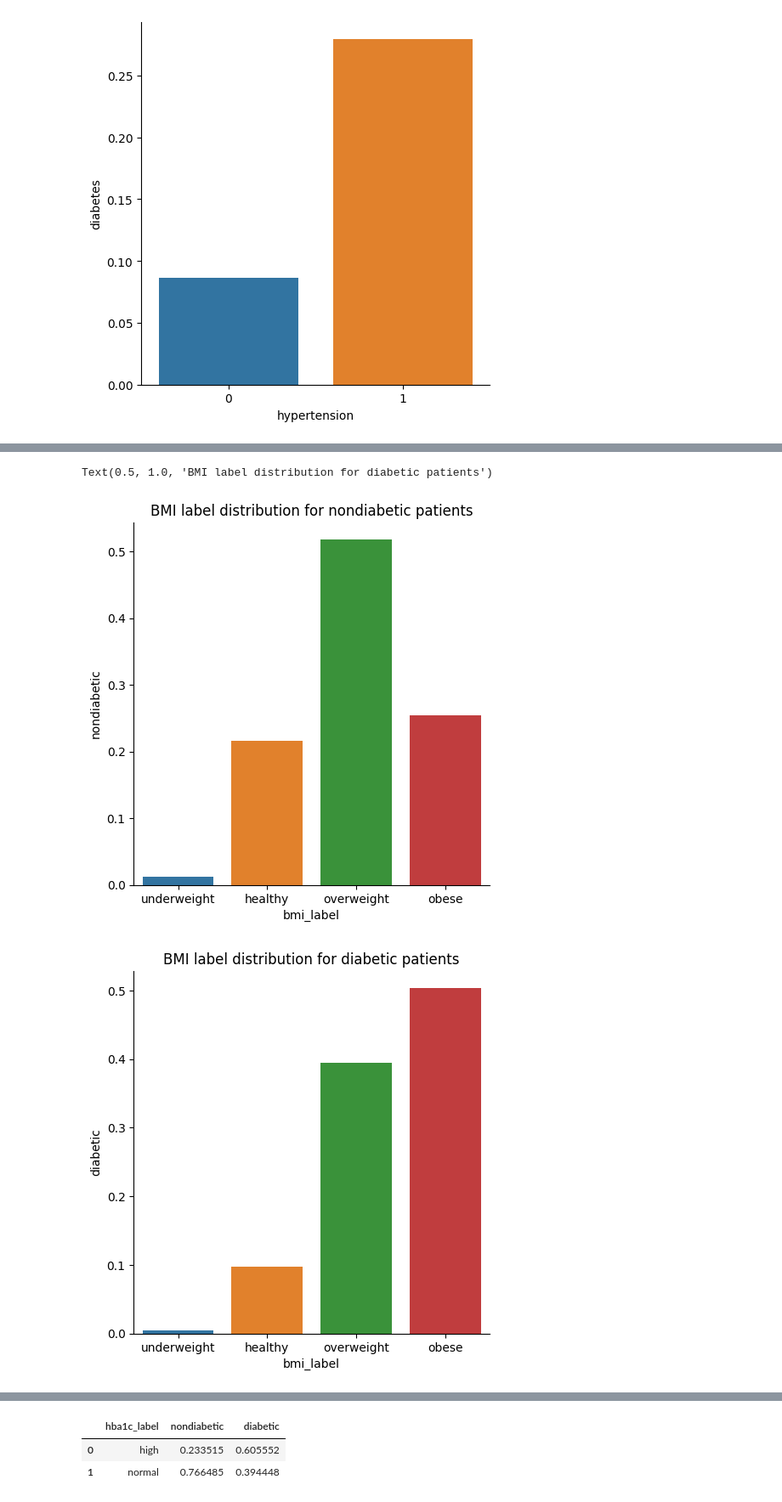
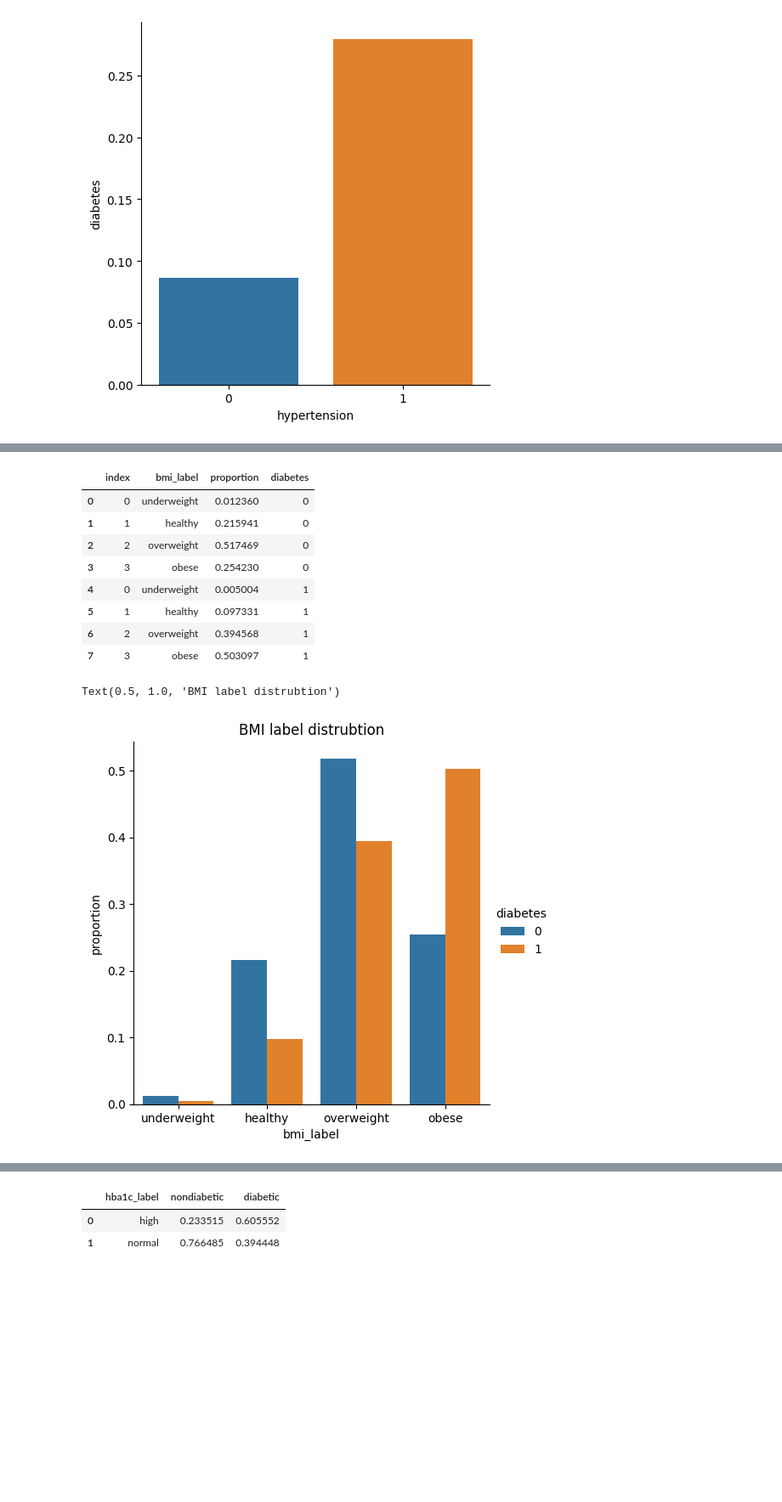
Before and after one commit to harshi-saha/cogs108-project, a Jupyter notebook: FinalReport_group014.ipynb, the cells around one changed output, grey strips where cells are left out. Shown at 85% size. Drawn from its saved outputs; the diff is of its cells as text; code cells hidden in the pictures; blank space fills up the shorter version.

Commit message:
merged some plots

```diff
--- a/FinalReport_group014.ipynb
+++ b/FinalReport_group014.ipynb
@@ -246,9 +231,34 @@ tmp
+# %%
+tmp0 = df0.groupby('bmi_label')['diabetes'].count()
+tmp0 = {'bmi_label': list(tmp0.index), 'count': tmp0.values}
+tmp0 = pd.DataFrame(tmp0)
+tmp0['diabetes'] = 0
+
+tmp1 = df1.groupby('bmi_label')['diabetes'].count()
+tmp1 = {'bmi_label': list(tmp1.index), 'count': tmp1.values}
+tmp1 = pd.DataFrame(tmp1)
+tmp1['diabetes'] = 1
+
+tmp = pd.concat([tmp0, tmp1]).reset_index()
+
+for diabetes in [0, 1]:
+    tmp.loc[tmp['diabetes']==diabetes, 'count'] /= tmp.loc[tmp['diabetes']==diabetes, 'count'].sum()
+
+tmp = tmp.rename({'count':'proportion'}, axis='columns')
+tmp
+# %% [output]
+|  | index | bmi_label | proportion | diabetes |
+| 0 | 0 | underweight | 0.012360 | 0 |
+| 1 | 1 | healthy | 0.215941 | 0 |
+| 2 | 2 | overweight | 0.517469 | 0 |
+| 3 | 3 | obese | 0.254230 | 0 |
+| 4 | 0 | underweight | 0.005004 | 1 |
+| 5 | 1 | healthy | 0.097331 | 1 |
+| 6 | 2 | overweight | 0.394568 | 1 |
+| 7 | 3 | obese | 0.503097 | 1 |
 # %%
-sns.catplot(data=tmp, kind="bar", x='bmi_label', y='nondiabetic')
-plt.title('BMI label distribution for nondiabetic patients')
-sns.catplot(data=tmp, kind="bar", x='bmi_label', y='diabetic')
-plt.title('BMI label distribution for diabetic patients')
+ax = sns.catplot(data=tmp, kind='bar', x="bmi_label", y="proportion", hue="diabetes")
+plt.title('BMI label distrubtion')
 # %% [output]
-Text(0.5, 1.0, 'BMI label distribution for diabetic patients')
+Text(0.5, 1.0, 'BMI label distrubtion')
-[figure, old version]
+[figure, new version]
-[figure, removed]
```
Also changed, not shown: parts of 5 cells of this notebook.
